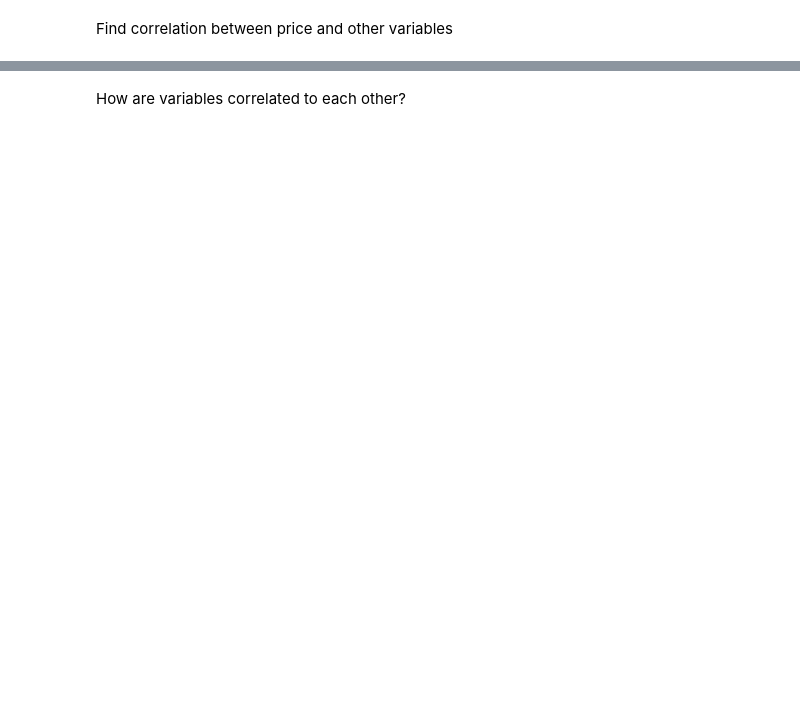
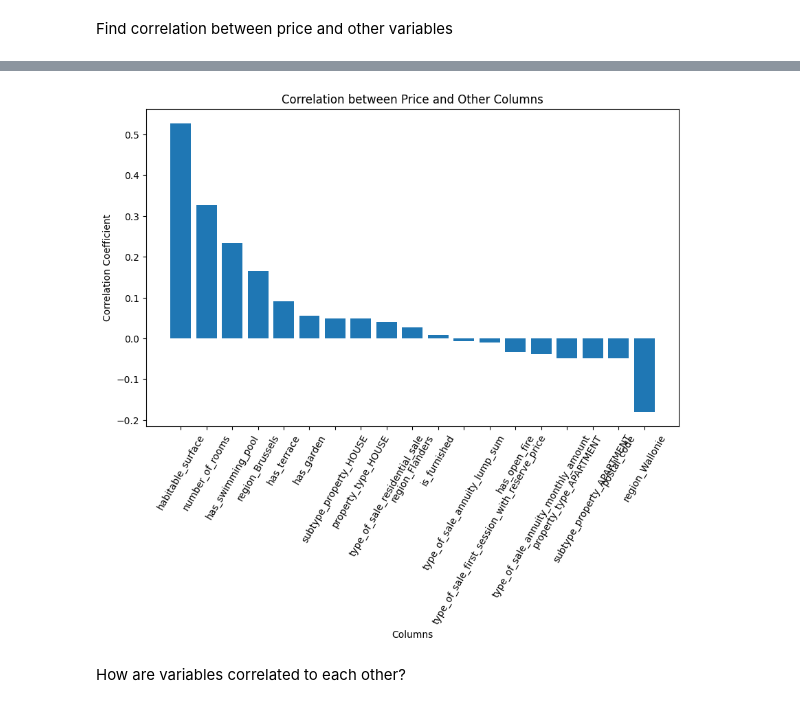
Before and after one commit to ChristosRaptis/challenge-data-analysis, a Jupyter notebook: data-analysis_clean.ipynb, the cells around one changed output, grey strips where cells are left out. Drawn from its saved outputs; the diff is of its cells as text; code cells hidden in the pictures; blank space fills up the shorter version.

```diff
--- a/data-analysis_clean.ipynb
+++ b/data-analysis_clean.ipynb
@@ -310,2 +304,18 @@ type_of_sale_residential_sale                  0.039599
+# %%
+# Assuming you have the correlation values stored in the 'price_correlation' variable
+
+# Sort the correlation values in descending order
+sorted_correlation = price_correlation.sort_values(ascending=False)
+
+# Plotting the graph
+plt.figure(figsize=(10, 6))
+plt.bar(sorted_correlation.index, sorted_correlation.values)
+plt.xlabel('Columns')
+plt.ylabel('Correlation Coefficient')
+plt.title('Correlation between Price and Other Columns')
+plt.xticks(rotation=60)
+plt.show()
+# %% [output]
+[figure, added]
 # %% [markdown]
 How are variables correlated to each other?
```
Also changed, not shown: parts of 21 cells of this notebook.
